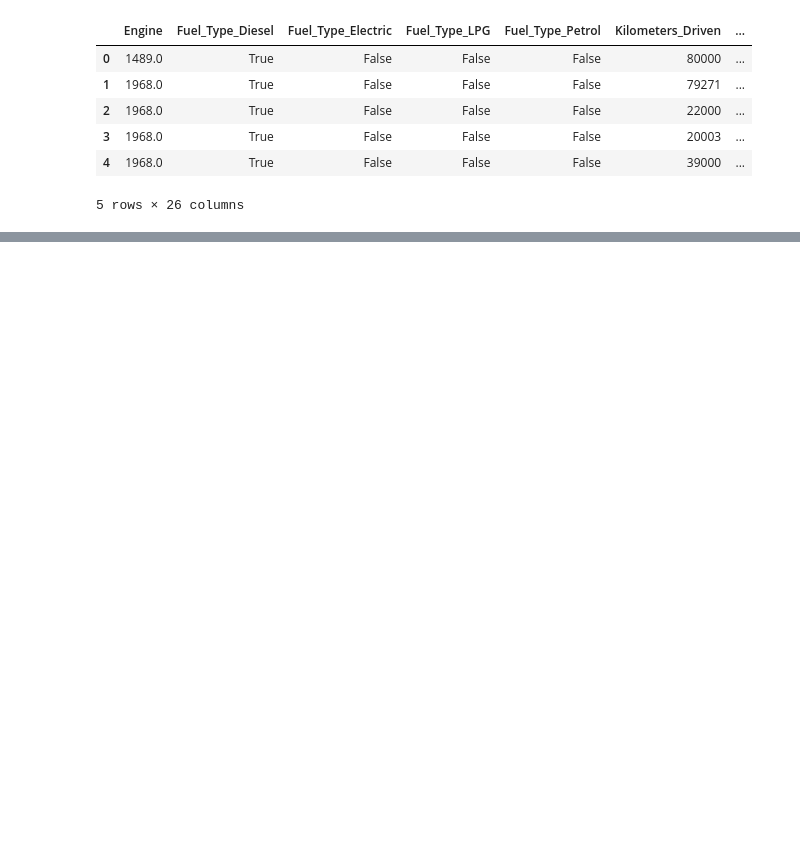
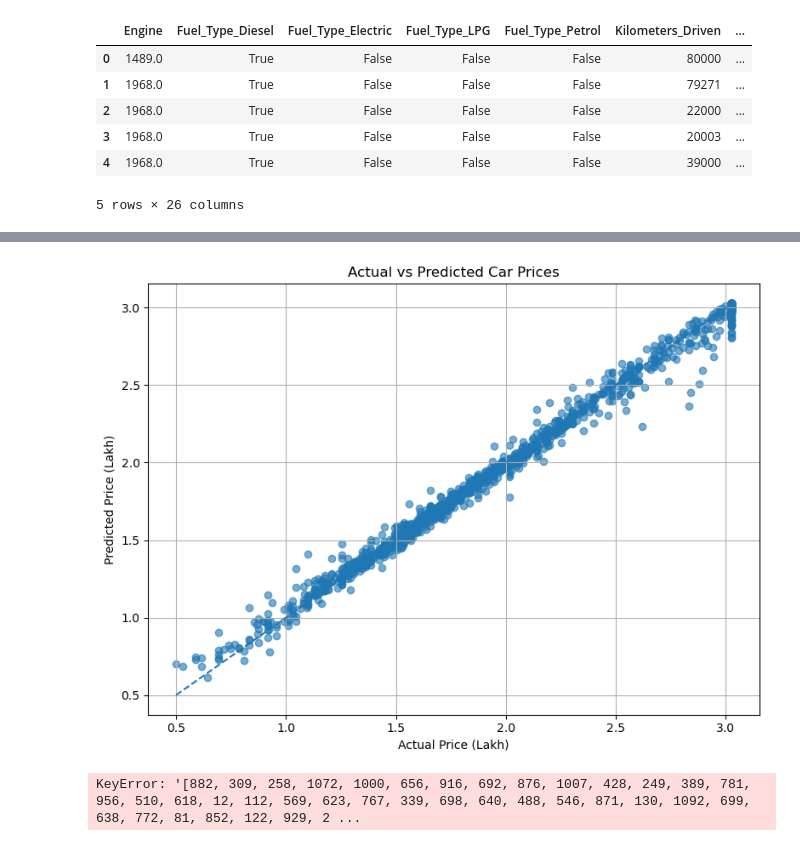
Before and after one commit to ashutosh-bhagat/Car-Resale-Price, a Jupyter notebook: model.ipynb, the cells around one changed output, grey strips where cells are left out. Cells and saved outputs as stored; diff of their text form; code cells hidden in the pictures; blank space fills up the shorter version.

```diff
--- a/model.ipynb
+++ b/model.ipynb
@@ -165,0 +204,20 @@ plt.show()
+# %%
+
+# y_test = original prices (not log)
+# y_pred = predicted prices (not log)
+
+plt.figure(figsize=(8, 6))
+
+plt.scatter(y_test, RandomForest_predictions, alpha=0.6)
+plt.plot([y_test.min(), y_test.max()],
+         [y_test.min(), y_test.max()],
+         linestyle='--')
+
+plt.xlabel("Actual Price (Lakh)")
+plt.ylabel("Predicted Price (Lakh)")
+plt.title("Actual vs Predicted Car Prices")
+plt.grid(True)
+plt.tight_layout()
+plt.show()
+# %% [output]
+[figure, added]
@@ -165,0 +229,19 @@ plt.show()
+# %%
+indices = np.argsort(y_test)
+y_test_sorted = y_test[indices]
+y_pred_sorted = RandomForest_predictions[indices]
+
+plt.figure(figsize=(12, 6))
+
+plt.plot(y_test_sorted, label="Actual Price", linewidth=2)
+plt.plot(y_pred_sorted, label="Predicted Price", linewidth=2)
+
+plt.title("Actual vs Predicted Car Prices (Line Plot)")
+plt.xlabel("Sample Index (Sorted)")
+plt.ylabel("Price (Lakh)")
+plt.grid(True)
+plt.legend()
+plt.tight_layout()
+plt.show()
+# %% [output]
+KeyError: '[882, 309, 258, 1072, 1000, 656, 916, 692, 876, 1007, 428, 249, 389, 781, 956, 510, 618, 12, 112, 569, 623, 767, 339, 698, 640, 488, 546, 871, 130, 1092, 699, 638, 772, 81, 852, 122, 929, 2 ...
```
Also changed, not shown: parts of 12 cells of this notebook, 1 other file.
